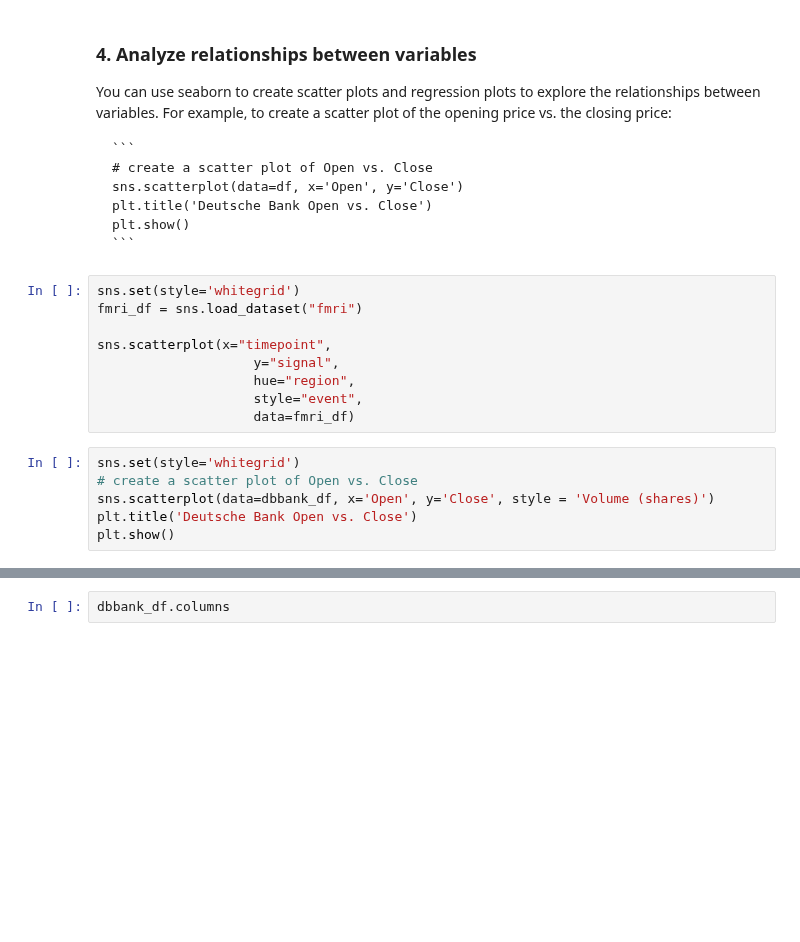
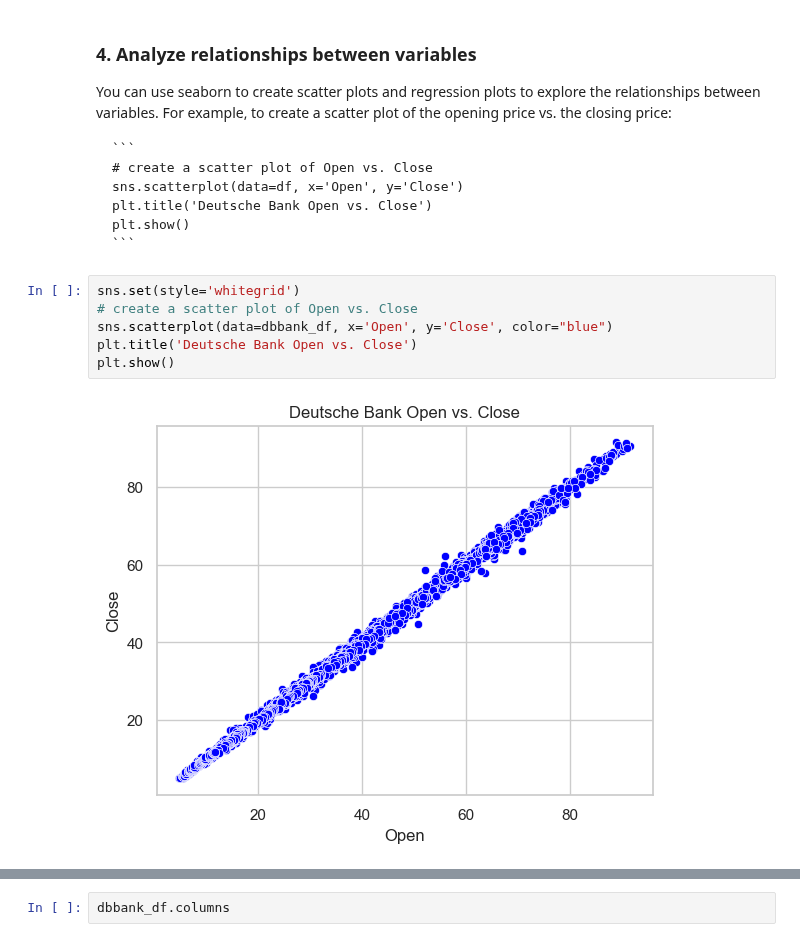
Before and after one commit to arunp77/Python-programming, a Jupyter notebook: Python-fundamental/Exploretory data analysis on risk factors involved in investment by Deutch Bank.ipynb, the cells around one changed output, grey strips where cells are left out. Drawn from its saved outputs; the diff is of its cells as text; blank space fills up the shorter version.

````diff
--- a/Python-fundamental/Exploretory data analysis on risk factors involved in investment by Deutch Bank.ipynb
+++ b/Python-fundamental/Exploretory data analysis on risk factors involved in investment by Deutch Bank.ipynb
@@ -791,21 +791,14 @@ You can use seaborn to create scatter plots and regression plots to explore the
     plt.title('Deutsche Bank Open vs. Close')
     plt.show()
     ```
-# %%
-sns.set(style='whitegrid')
-fmri_df = sns.load_dataset("fmri")
-
-sns.scatterplot(x="timepoint",
-                    y="signal",
-                    hue="region",
-                    style="event",
-                    data=fmri_df)
 # %%
 sns.set(style='whitegrid')
 # create a scatter plot of Open vs. Close
-sns.scatterplot(data=dbbank_df, x='Open', y='Close', style = 'Volume (shares)')
+sns.scatterplot(data=dbbank_df, x='Open', y='Close', color="blue")
 plt.title('Deutsche Bank Open vs. Close')
 plt.show()
+# %% [output]
+[figure, added]
 # %%
 # create a scatter plot of Open vs. Close
 sns.scatterplot(data=dbbank_df, x='High', y='Low')
````
Also changed, not shown: parts of 24 cells of this notebook.
